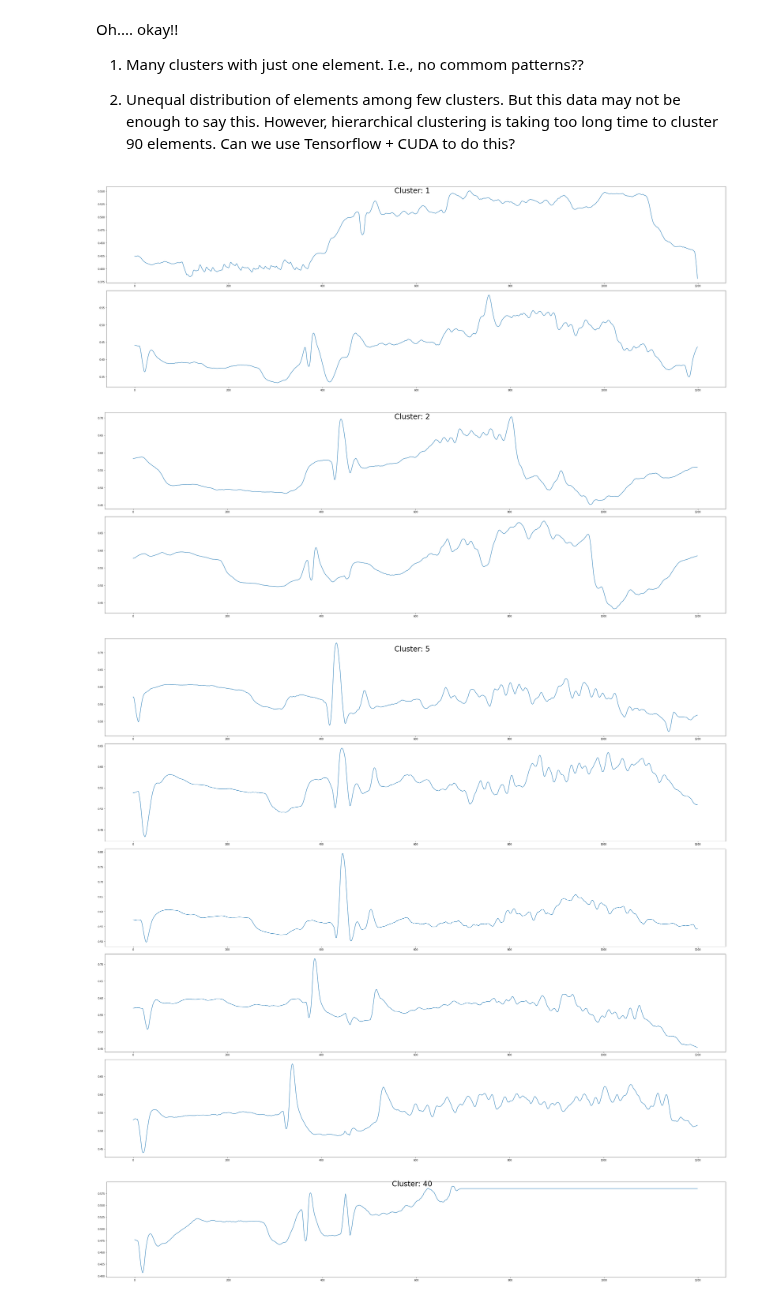
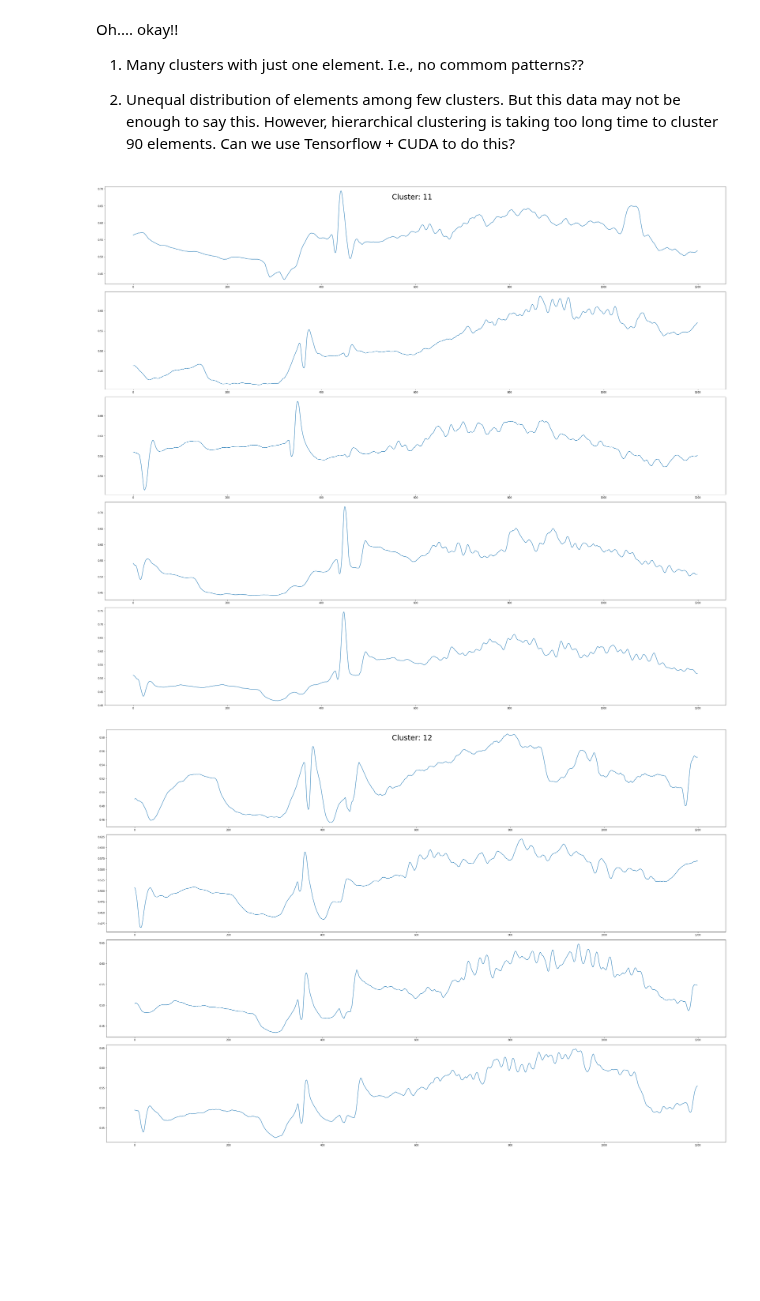
Before and after one commit to MiachelGu/chiller-plants, a Jupyter notebook: notebooks/14. Clusters.ipynb, the cells around one changed output. Drawn from its saved outputs; the diff is of its cells as text; code cells hidden in the pictures; blank space fills up the shorter version.

```diff
--- a/notebooks/14. Clusters.ipynb
+++ b/notebooks/14. Clusters.ipynb
@@ -23,4 +30,21 @@ import calendar
 import common
+# %%
+class pickle_cache(object):
+    """Function return object must be pickle-able."""
+    def __init__(self, name):
+        self.name = name
+
+    def __call__(self, func):
+        def wrapper(*args, **kwargs):
+            if os.path.isfile(self.name):
+                with open(self.name, "rb") as fp:
+                    print("Loading from cache: ", self.name)
+                    return pickle.load(fp)
+            data = func(*args, **kwargs)
+            with open(self.name, "wb") as fp:
+                pickle.dump(data, fp)
+            return data
+        return wrapper
 # %%
 def distance_func(t1, t2, *args):
     return fastdtw(t1, t2, dist=euclidean)[0]
@@ -48,18 +72,17 @@ def create_chunks(df, field="cwshdr"):
         if data.shape[0] >= size:
             chunks.append(data[:size])
             chunk_periods.append(p)
+    chunks = np.array(chunks)
+    chunk_periods = np.array(chunk_periods)
+    return chunks, chunk_periods
 
-    return np.array([chunks, chunk_periods])
-
-chunks_periods = create_chunks(sample)
-chunks = chunks_periods[0]
-periods = chunks_periods[1]
+chunks, periods = create_chunks(sample)
 # d = pd.DataFrame({"A": [np.nan, 1,2,3,np.nan, 4, np.nan, np.nan]})
 # d.index = [dt.datetime(2017, 1, i+1) for i in range(d.shape[0])]
 # create_chunks(d, "A")
 # %% [output]
 Total days:  91
 # %%
-clusters = hac.fclusterdata(chunks, 1.0, metric=distance_func)
+clusters = pickle_cache("../output/clusters.pickle")(hac.fclusterdata)(chunks, 1.0, metric=distance_func)
 clusters
 # %% [output]
@@ -77,6 +96,3 @@ for name, var in [("chunks.pickle", chunks), ("periods.pickle", periods), ("clus
-# %%
-with open("../output/clusters.pickle", "rb") as fp:
-    clusters = pickle.load(fp)
 # %%
 cluster_df = pd.DataFrame({
     "Cluster": clusters,
@@ -131,20 +148,20 @@ Oh.... okay!!
 2) Unequal distribution of elements among few clusters. But this data may not be enough to say this. However, hierarchical clustering is taking too long time to cluster 90 elements. Can we use Tensorflow + CUDA to do this?
 # %%
 # Look at chunks of a cluster..
-cluster_ids = [1, 2, 5, 40, 50]
+cluster_ids = [11, 12]
+
+
 for i in cluster_ids:
     chunk_ids = grouped_chunks[i]
     cnt = chunk_ids.shape[0]
     fig, ax = plt.subplots(cnt, 1, figsize=(36, 6*cnt))
     fig.suptitle("Cluster: {}".format(i), fontsize=30)
     for idx, j in enumerate(chunk_ids):
         if len(chunk_ids) == 1: # matplotlib is such a shit..
             ax.plot(chunks[j])
         else:
             ax[idx].plot(chunks[j])
     fig.tight_layout()
 # %% [output]
-[figure, old version]
+[figure, new version]
-[figure, old version]
+[figure, new version]
-[figure, removed]
-[figure, removed]
```
Also changed, not shown: parts of 6 cells of this notebook, 4 other files.
